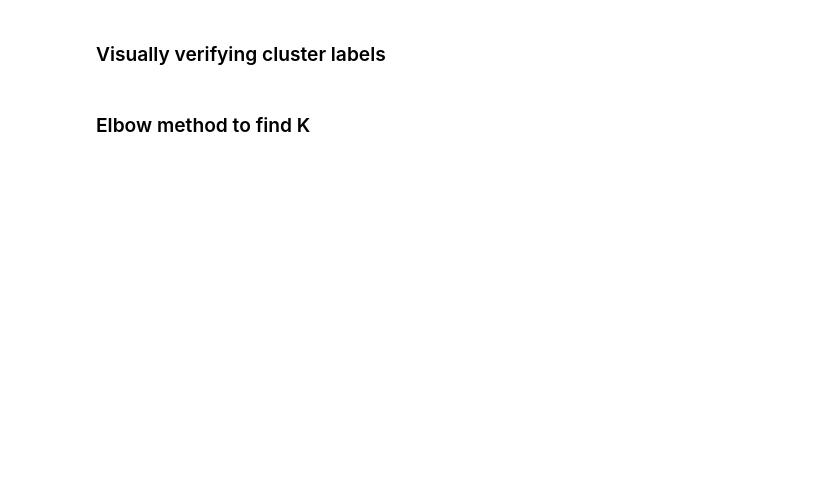
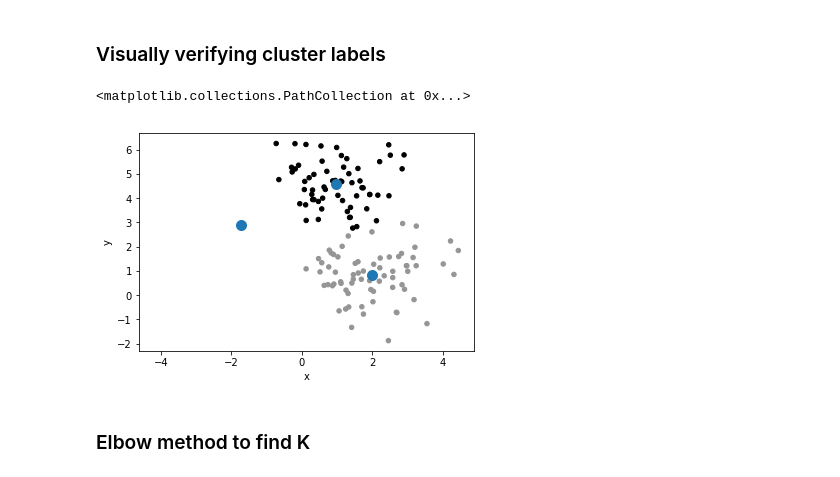
Before and after one commit to AbdullahMu/kmeans, a Jupyter notebook: intro-to-clustering-kmeans.ipynb, the cells around one changed output. Cells and saved outputs as stored; diff of their text form; code cells hidden in the pictures; blank space fills up the shorter version.

```diff
--- a/intro-to-clustering-kmeans.ipynb
+++ b/intro-to-clustering-kmeans.ipynb
@@ -383,4 +397,5 @@ df.head()
 After we fit our data, we can get our predicted labels from `model.labels_` and the center points`model.cluster_centers_`.
 # %%
 # get prediction
-predicted =
+predicted = model.labels_
+predicted
@@ -387,3 +413,4 @@ predicted =
 # %%
 # get centroids
-centroids =
+centroids = model.cluster_centers_
+centroids
@@ -390,2 +421,4 @@ centroids =
 # %%
 # add predicted labels to dataframe
+df['predicted'] = predicted
+df.head()
@@ -395,3 +438,9 @@ centroids =
+# %%
+df.plot(kind='scatter', x='x', y='y', c=predicted)
+plt.scatter(centroids[:, 0], centroids[:, 1], marker = 'o', s=100)
+# %% [output]
+<matplotlib.collections.PathCollection at 0x...>
+[figure, added]
 # %% [markdown]
 <a id='verify'></a>
 ### Elbow method to find K
```
Also changed, not shown: parts of 12 cells of this notebook.
